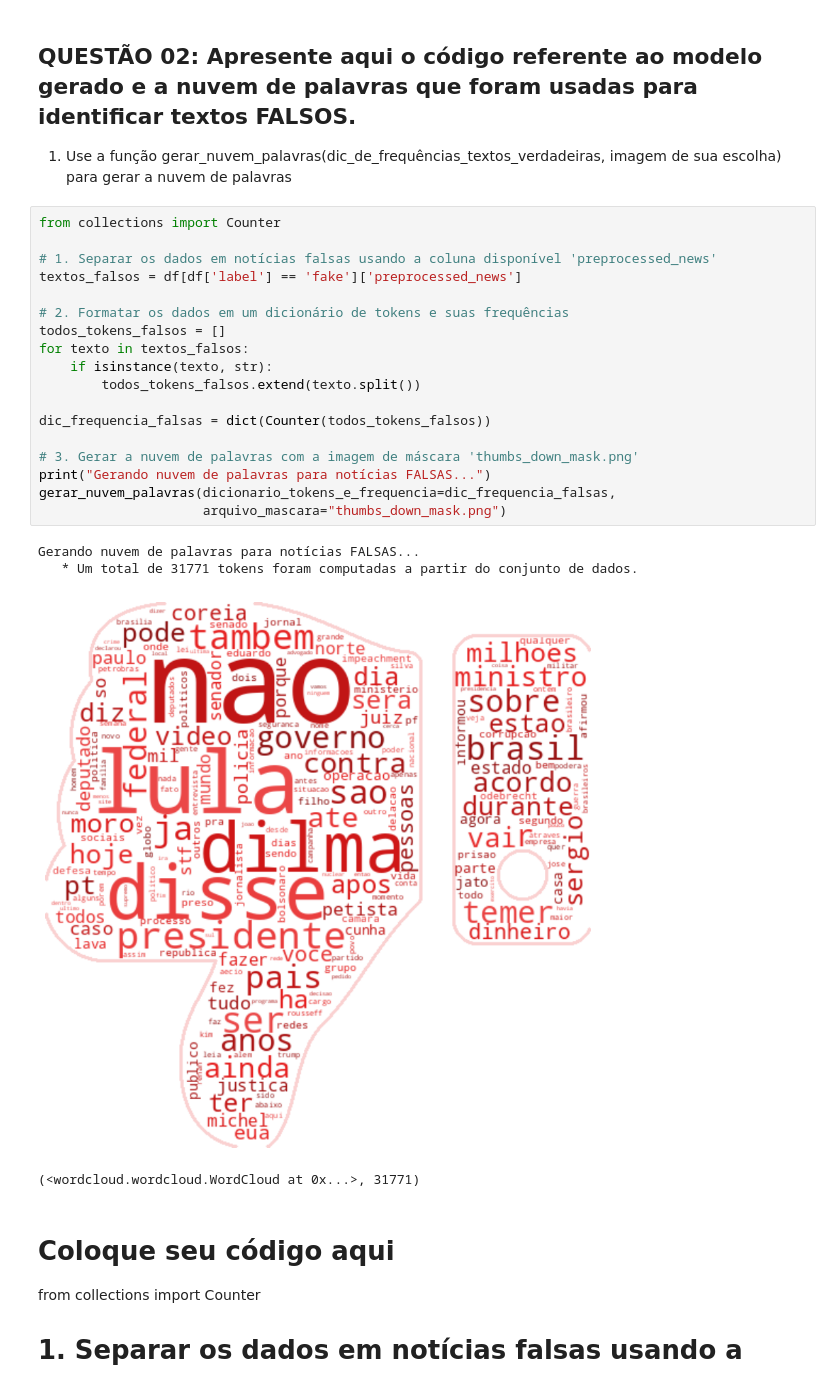
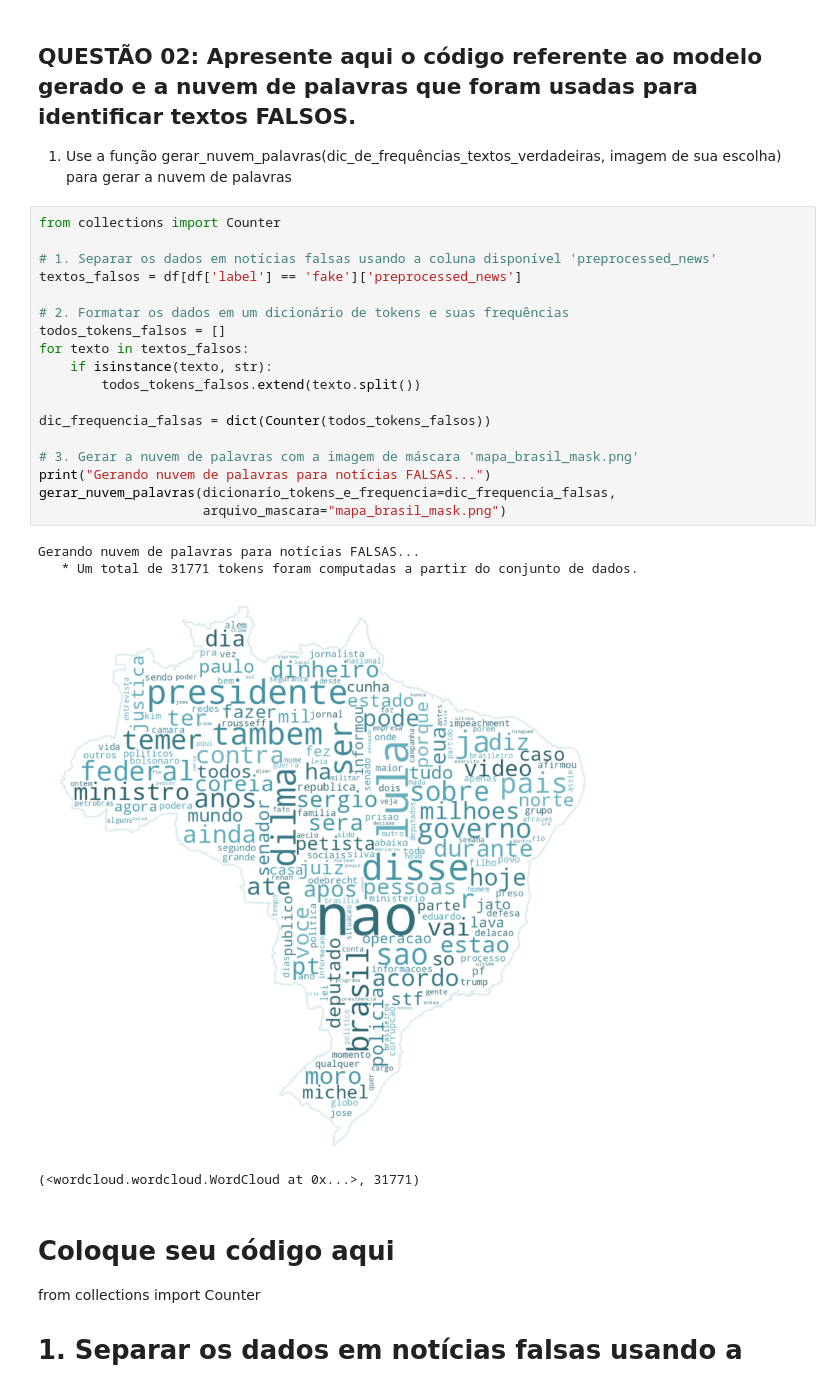
Before and after one commit to Desconhecido7/.github, a Jupyter notebook: trabalho_NLP.ipynb, the cells around one changed output. Drawn from its saved outputs; the diff is of its cells as text.

```diff
--- a/trabalho_NLP.ipynb
+++ b/trabalho_NLP.ipynb
@@ -138,25 +136,25 @@ Gerando nuvem de palavras para notícias VERDADEIRAS...
 # %%
 from collections import Counter
 
 # 1. Separar os dados em notícias falsas usando a coluna disponível 'preprocessed_news'
 textos_falsos = df[df['label'] == 'fake']['preprocessed_news']
 
 # 2. Formatar os dados em um dicionário de tokens e suas frequências
 todos_tokens_falsos = []
 for texto in textos_falsos:
     if isinstance(texto, str):
         todos_tokens_falsos.extend(texto.split())
 
 dic_frequencia_falsas = dict(Counter(todos_tokens_falsos))
 
-# 3. Gerar a nuvem de palavras com a imagem de máscara 'thumbs_down_mask.png'
+# 3. Gerar a nuvem de palavras com a imagem de máscara 'mapa_brasil_mask.png'
 print("Gerando nuvem de palavras para notícias FALSAS...")
 gerar_nuvem_palavras(dicionario_tokens_e_frequencia=dic_frequencia_falsas,
-                     arquivo_mascara="thumbs_down_mask.png")
+                     arquivo_mascara="mapa_brasil_mask.png")
 # %% [output]
 Gerando nuvem de palavras para notícias FALSAS...
    * Um total de 31771 tokens foram computadas a partir do conjunto de dados.
-[figure, old version]
+[figure, new version]
 (<wordcloud.wordcloud.WordCloud at 0x...>, 31771)
 # %% [markdown]
 # Coloque seu código aqui
```
Also changed, not shown: parts of 1 cell of this notebook.
